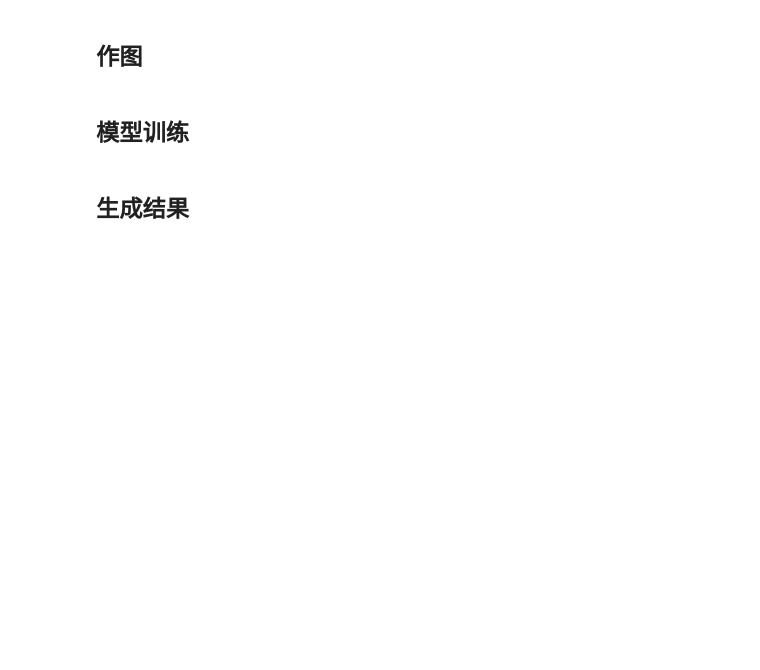
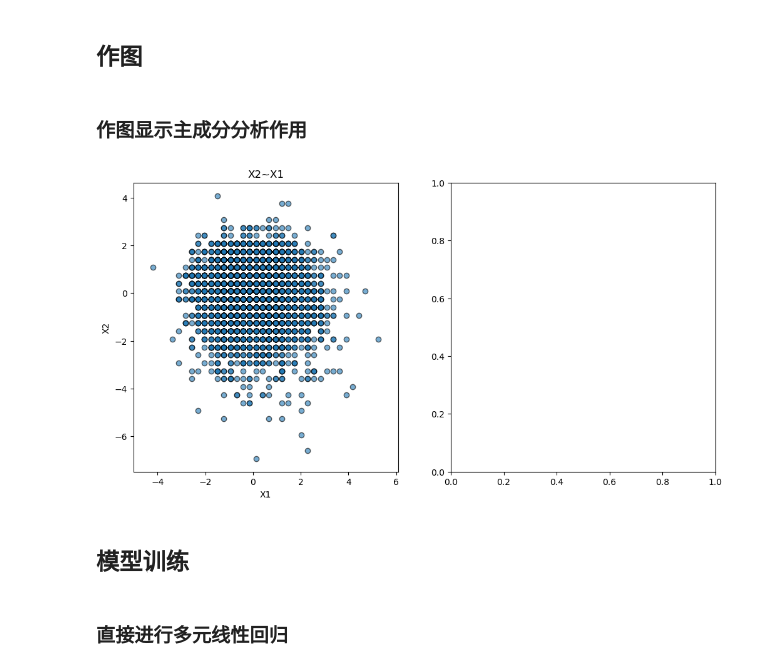
Before and after one commit to LinkLeft/regressionAnalysis_final_proj, a Jupyter notebook: proj_code/main.ipynb, the cells around one changed output. Cells and saved outputs as stored; diff of their text form; code cells hidden in the pictures; blank space fills up the shorter version.

Commit message:
drawPCA_pair

```diff
--- a/proj_code/main.ipynb
+++ b/proj_code/main.ipynb
@@ -26,3 +35,6 @@ df_train.head()
 X_train, X_test = dp.impute_KNN(X_train, X_test, n_neighbors=5)
 # 对数值型变量进行标准化
 X_train, X_test = dp.standardization(X_train, X_test)
+
+X_train = pd.DataFrame(X_train, columns=df_train.columns[:-1])
+X_test = pd.DataFrame(X_test, columns=df_train.columns[:-1])
@@ -32,0 +57,2 @@ TypeError: cannot unpack non-iterable NoneType object
+# %% [markdown]
+### 作图显示主成分分析作用
@@ -33,4 +61,39 @@ TypeError: cannot unpack non-iterable NoneType object
+# %%
+# 对两个自变量作出PCA线
+def drawPca_pair(X1: str ='X1', X2: str ='X2'):
+    data_X1 = X_train[X1]
+    data_X2 = X_train[X2]
+
+    # Combine x1 and x2 into a single dataset
+    X = np.vstack((data_X1, data_X2)).T
+    # print(X)
+
+    # fit PCA
+    pca = PCA(n_components=2)
+    pca.fit(X)
+
+    components = pca.components_
+    means = pca.mean_
+    explained_variane = pca.explained_variance_
+    covariance_matrix = np.cov(X.T)
+    eigenvalues, eigenvectors = np.linalg.eig(covariance_matrix)
+
+    # plot data points
+    fig, axes = plt.subplots(1, 2, figsize=(12, 6))
+    axes = axes.ravel()
+
+    ax1 = axes[0]
+    ax1.scatter(X[:, 0], X[:, 1], alpha=0.6, edgecolor='k')
+    ax1.set_title(f"{X2}~{X1}")
+    ax1.set_xlabel(X1)
+    ax1.set_ylabel(X2)
+    # 设置横纵坐标轴比例相等
+    ax1.axis('equal')
+
+    return None
+# %%
+drawPca_pair()
+# %% [output]
+[figure, added]
 # %% [markdown]
 ## 模型训练
-# %% [markdown]
-## 生成结果
@@ -36,0 +102,2 @@ TypeError: cannot unpack non-iterable NoneType object
+# %% [markdown]
+### 直接进行多元线性回归
```
Also changed, not shown: parts of 13 cells of this notebook, 5 other files.
